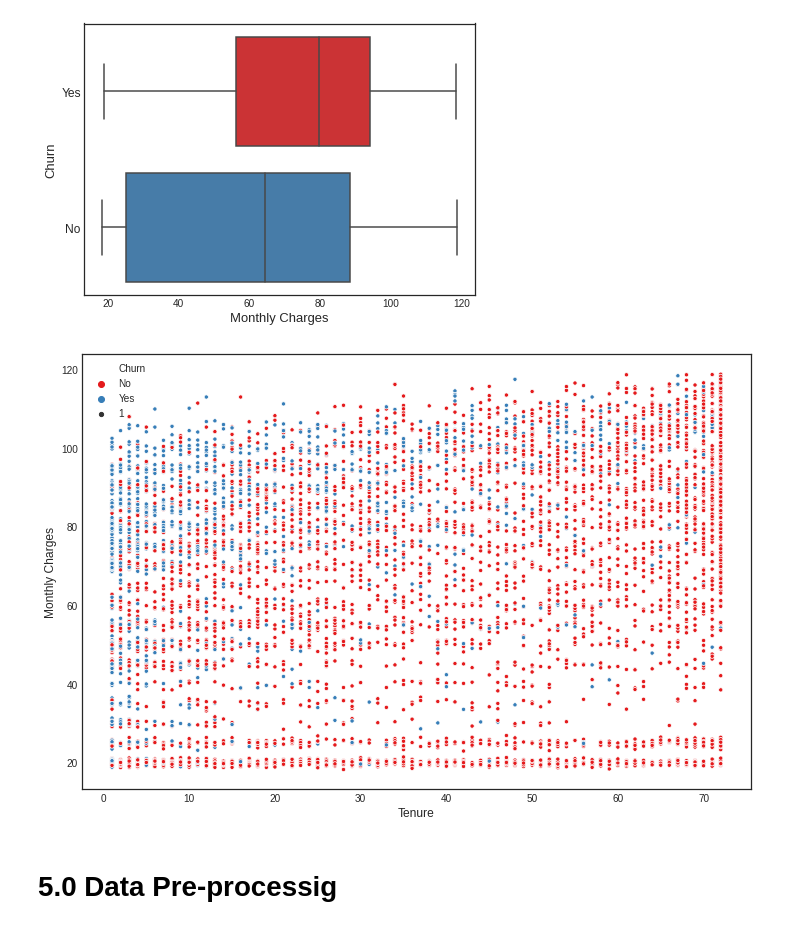
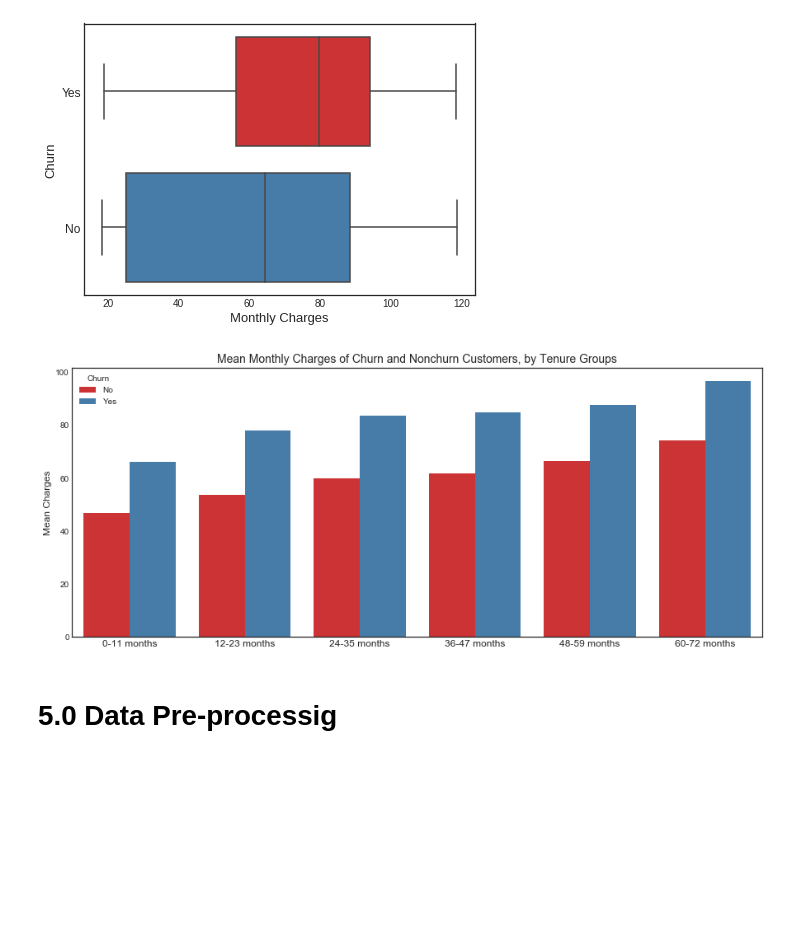
Before and after one commit to fabioachacon/machine_learning, a Jupyter notebook: Classification/Churn_Prediction.ipynb, the cells around one changed output. Saved outputs shown, nothing was run; the diff lists cells and outputs as text; code cells hidden in the pictures; blank space fills up the shorter version.

```diff
--- a/Classification/Churn_Prediction.ipynb
+++ b/Classification/Churn_Prediction.ipynb
@@ -125,9 +125,9 @@ simplefilter(action='ignore', category=FutureWarning)
 # %% [markdown]
 # <a id="1">1.0 Connecting to IBM Db2 Database</a>
 # %%
-dsn_hostname = "---"
-dsn_uid = "---"
-dsn_pwd = "---"
+dsn_hostname = "###"
+dsn_uid = "###"
+dsn_pwd = "###"
 dsn_driver = "{IBM DB2 ODBC DRIVER}"
 dsn_database = "BLUDB"
 dsn_port = "50000"
@@ -806,19 +806,18 @@ plt.yticks(size=12)
 plt.show()
 # %% [output]
 [figure]
-# %%
-plt.figure(figsize=(12, 8))
-sns.scatterplot(x='tenure',
-                y='MonthlyCharges',
-                hue="Churn",
-                data=data,
-                size=1,
-                palette='Set1')
-plt.xlabel("Tenure", size=12)
-plt.ylabel("Monthly Charges", size=12)
-plt.show()
-# %% [output]
-[figure, removed]
+# %%
+df_meancharges = data.groupby(['tenure_time', 'Churn'])["MonthlyCharges"].mean().reset_index(name='MeanCharges')
+
+plt.figure(figsize=(15, 6))
+sns.barplot(x='tenure_time', y='MeanCharges', hue='Churn', data=df_meancharges, palette='Set1')
+plt.title("Mean Monthly Charges of Churn and Nonchurn Customers, by Tenure Groups", size=14)
+plt.ylabel("Mean Charges", size=12)
+plt.xlabel(None)
+plt.xticks(size=12)
+plt.show()
+# %% [output]
+[figure, added]
 # %% [markdown]
 # <a id='5.0'>5.0 Data Pre-processig</a>
 # %% [markdown]
```
Also changed, not shown: parts of 2 cells of this notebook.
